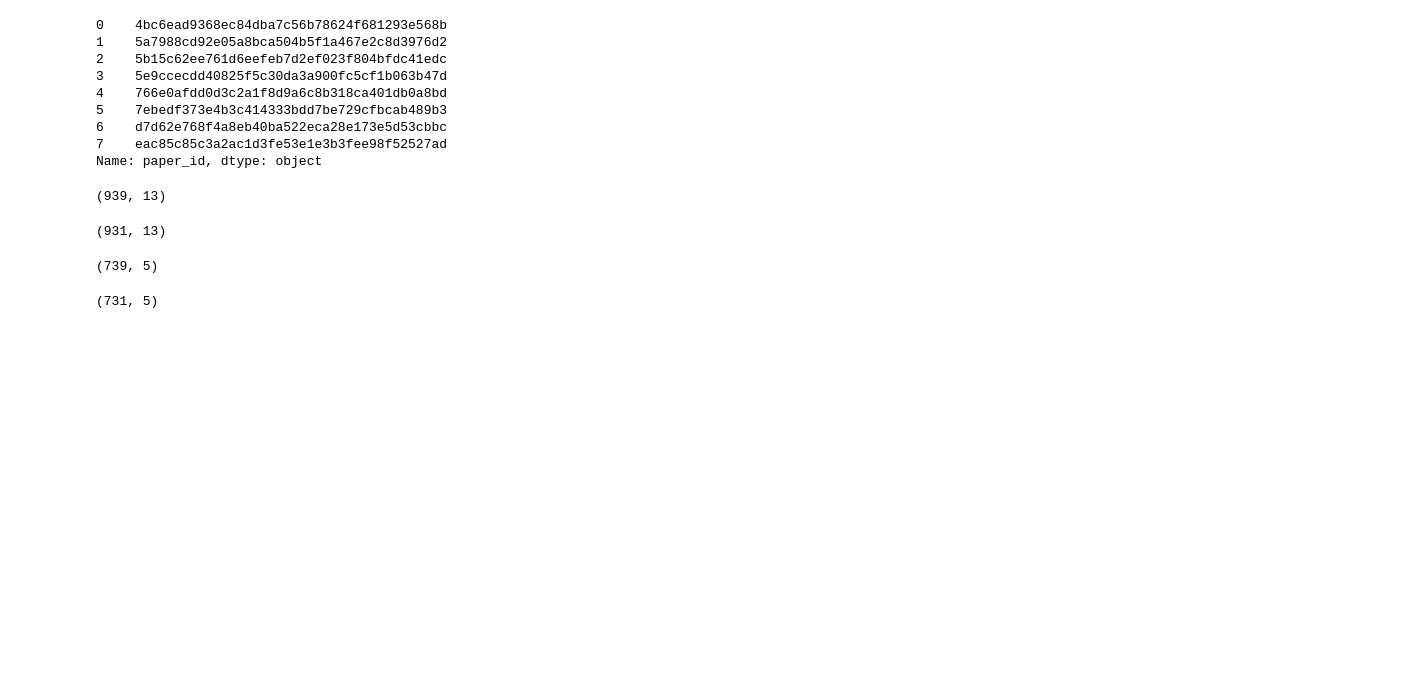
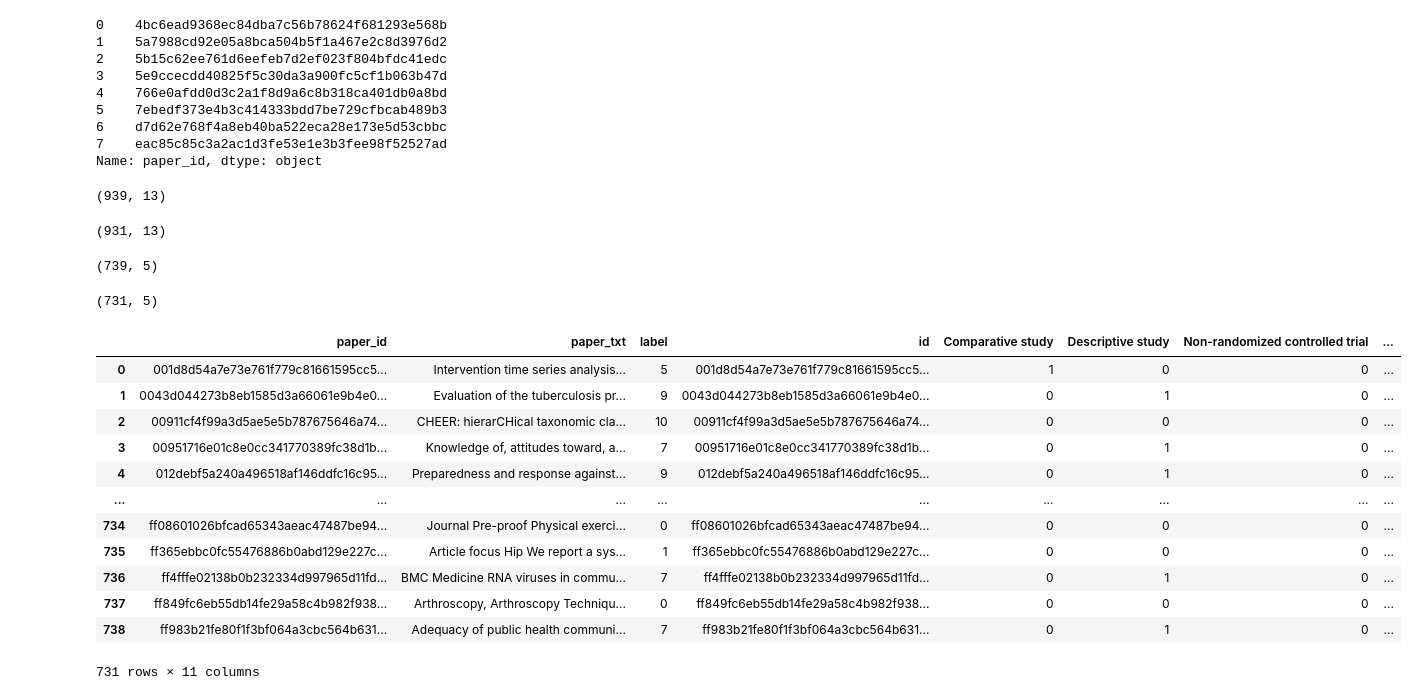
Before and after one commit to mindyng/Covid19, a Jupyter notebook: annotation_merge.ipynb, the cells around one changed output. Saved outputs shown, nothing was run; the diff lists cells and outputs as text; code cells hidden in the pictures; blank space fills up the shorter version.

```diff
--- a/annotation_merge.ipynb
+++ b/annotation_merge.ipynb
@@ -225,12 +227,26 @@ kg_final.shape
 # %%
 #perform one-hot-encoding on kg dataset
 
-# one_hot = pd.get_dummies(kg['mapped'])
-# #drop mapped column as it is encoded now
-# kg = kg.drop('mapped',axis = 1)
-# # Join the encoded mapped to df3
-# kg = kg.join(one_hot)
-# kg
+one_hot = pd.get_dummies(kg_final['mapped'])
+#drop mapped column as it is encoded now
+kg_final = kg_final.drop('mapped',axis = 1)
+# Join the encoded mapped to df3
+kg_final = kg_final.join(one_hot)
+kg_final
+# %% [output]
+|  | paper_id | paper_txt | label | id | Comparative study | Descriptive study | Non-randomized controlled trial | ... |
+| 0 | 001d8d54a7e73e761f779c81661595cc5... | Intervention time series analysis... | 5 | 001d8d54a7e73e761f779c81661595cc5... | 1 | 0 | 0 | ... |
+| 1 | 0043d044273b8eb1585d3a66061e9b4e0... | Evaluation of the tuberculosis pr... | 9 | 0043d044273b8eb1585d3a66061e9b4e0... | 0 | 1 | 0 | ... |
+| 2 | 00911cf4f99a3d5ae5e5b787675646a74... | CHEER: hierarCHical taxonomic cla... | 10 | 00911cf4f99a3d5ae5e5b787675646a74... | 0 | 0 | 0 | ... |
+| 3 | 00951716e01c8e0cc341770389fc38d1b... | Knowledge of, attitudes toward, a... | 7 | 00951716e01c8e0cc341770389fc38d1b... | 0 | 1 | 0 | ... |
+| 4 | 012debf5a240a496518af146ddfc16c95... | Preparedness and response against... | 9 | 012debf5a240a496518af146ddfc16c95... | 0 | 1 | 0 | ... |
+| ... | ... | ... | ... | ... | ... | ... | ... | ... |
+| 734 | ff08601026bfcad65343aeac47487be94... | Journal Pre-proof Physical exerci... | 0 | ff08601026bfcad65343aeac47487be94... | 0 | 0 | 0 | ... |
+| 735 | ff365ebbc0fc55476886b0abd129e227c... | Article focus Hip We report a sys... | 1 | ff365ebbc0fc55476886b0abd129e227c... | 0 | 0 | 0 | ... |
+| 736 | ff4fffe02138b0b232334d997965d11fd... | BMC Medicine RNA viruses in commu... | 7 | ff4fffe02138b0b232334d997965d11fd... | 0 | 1 | 0 | ... |
+| 737 | ff849fc6eb55db14fe29a58c4b982f938... | Arthroscopy, Arthroscopy Techniqu... | 0 | ff849fc6eb55db14fe29a58c4b982f938... | 0 | 0 | 0 | ... |
+| 738 | ff983b21fe80f1f3bf064a3cbc564b631... | Adequacy of public health communi... | 7 | ff983b21fe80f1f3bf064a3cbc564b631... | 0 | 1 | 0 | ... |
+731 rows × 11 columns
 # %%
 #perform union between cw, kg and union
 #may need to do one-by-one column addition if union criteria gets complicated
```
Also changed, not shown: parts of 1 cell of this notebook.
